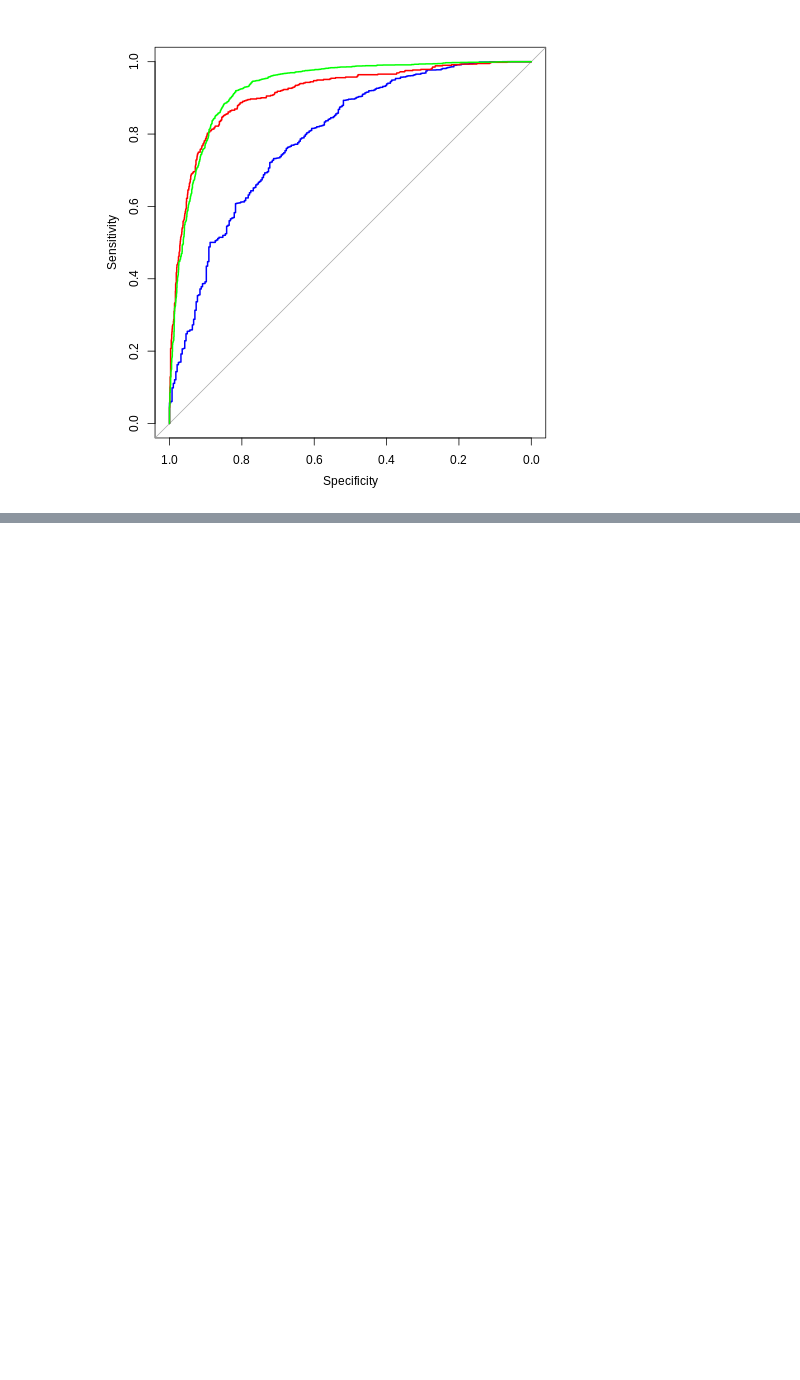
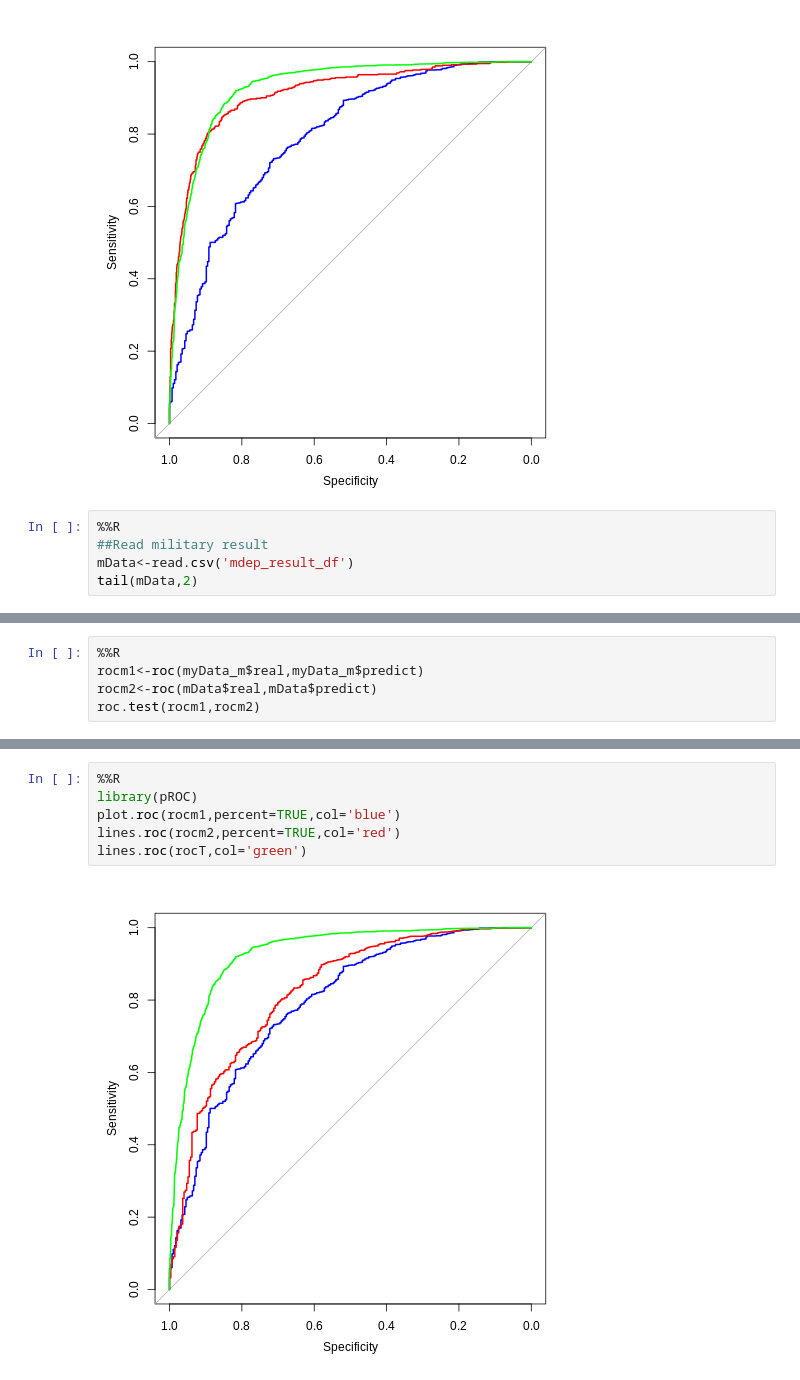
Before and after one commit to YuehMintTai/000, a Jupyter notebook: 20211017Rpython.ipynb, the cells around one changed output, grey strips where cells are left out. Saved outputs shown, nothing was run; the diff lists cells and outputs as text; blank space fills up the shorter version.

```diff
--- a/20211017Rpython.ipynb
+++ b/20211017Rpython.ipynb
@@ -126,3 +108,8 @@ lines.roc(rocc,percent=TRUE,col='red')
 lines.roc(rocT,col='green')
 # %% [output]
 [figure]
+# %%
+%%R
+##Read military result
+mData<-read.csv('mdep_result_df')
+tail(mData,2)
@@ -128,0 +120,5 @@ lines.roc(rocT,col='green')
+# %%
+%%R
+rocm1<-roc(myData_m$real,myData_m$predict)
+rocm2<-roc(mData$real,mData$predict)
+roc.test(rocm1,rocm2)
@@ -128,0 +141,8 @@ lines.roc(rocT,col='green')
+# %%
+%%R
+library(pROC)
+plot.roc(rocm1,percent=TRUE,col='blue')
+lines.roc(rocm2,percent=TRUE,col='red')
+lines.roc(rocT,col='green')
+# %% [output]
+[figure, added]
```
Also changed, not shown: parts of 8 cells of this notebook.
